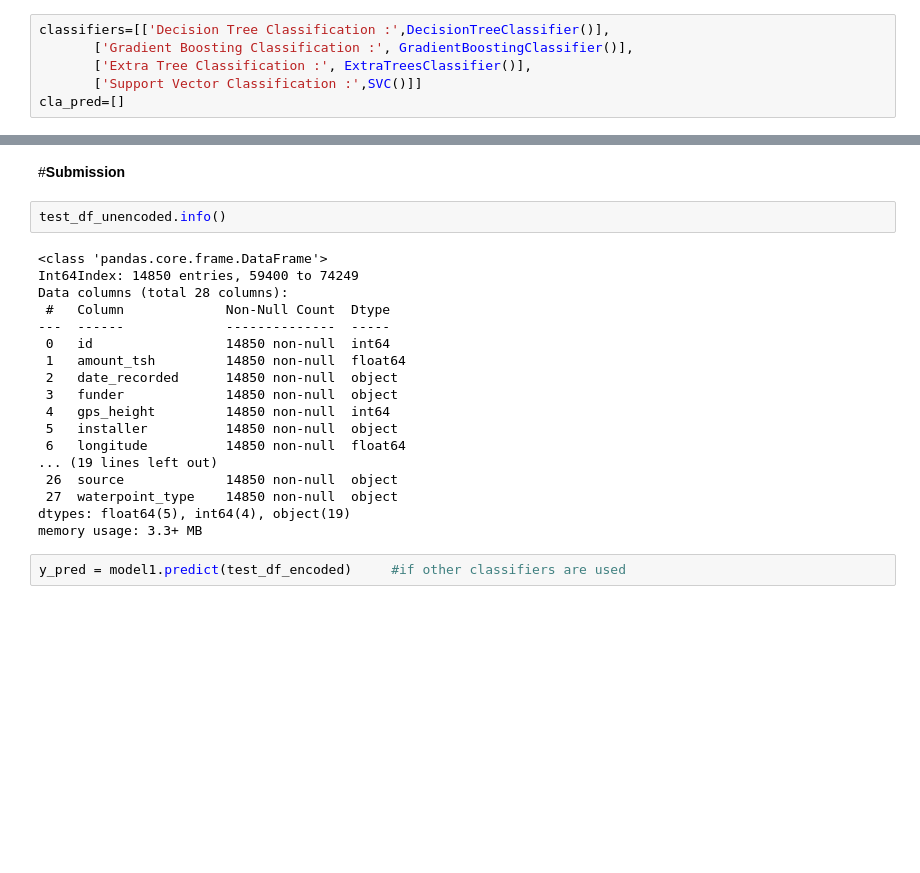
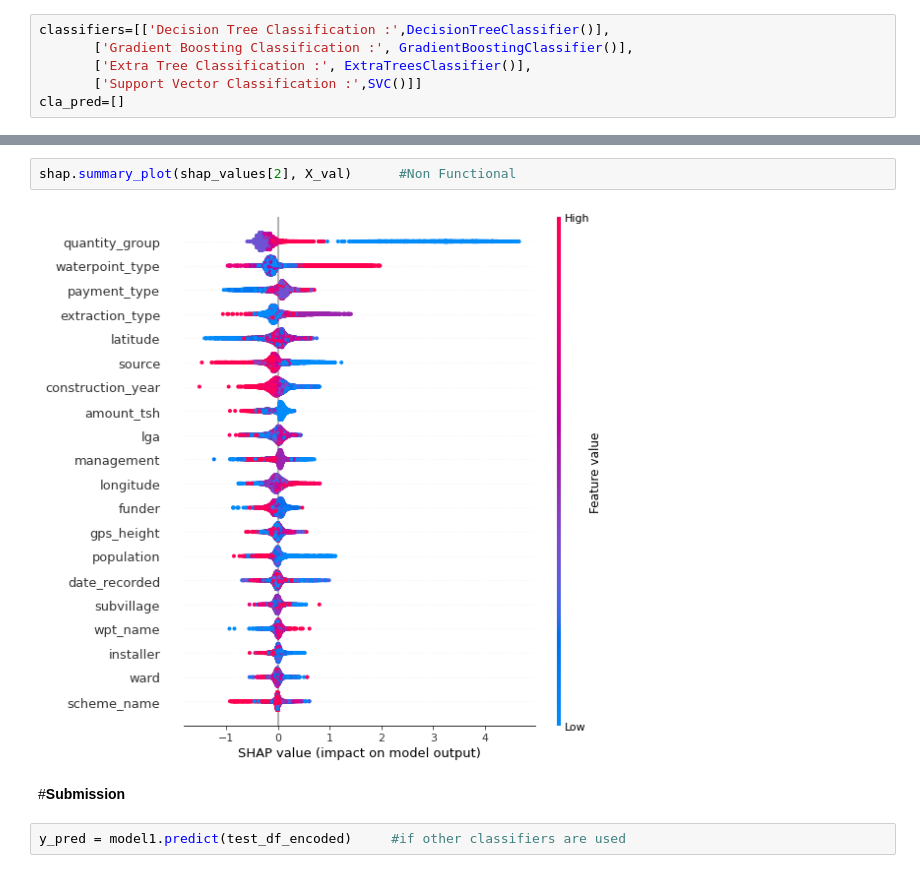
Before and after one commit to KrishPraba/Pump-it-Up-Data-Mining-the-Water-Table, a Jupyter notebook: Pump_it_Up_Modelling_&_Post_processing.ipynb, the cells around one changed output, grey strips where cells are left out. Drawn from its saved outputs; the diff is of its cells as text; blank space fills up the shorter version.

```diff
--- a/Pump_it_Up_Modelling_&_Post_processing.ipynb
+++ b/Pump_it_Up_Modelling_&_Post_processing.ipynb
@@ -326,25 +325,9 @@ Gaussian Naive Bayes :
+# %%
+shap.summary_plot(shap_values[2], X_val)      #Non Functional
+# %% [output]
+[figure, added]
 # %% [markdown]
 #**Submission**
-# %%
-test_df_unencoded.info()
-# %% [output]
-<class 'pandas.core.frame.DataFrame'>
-Int64Index: 14850 entries, 59400 to 74249
-Data columns (total 28 columns):
- #   Column             Non-Null Count  Dtype
----  ------             --------------  -----
- 0   id                 14850 non-null  int64
- 1   amount_tsh         14850 non-null  float64
- 2   date_recorded      14850 non-null  object
- 3   funder             14850 non-null  object
- 4   gps_height         14850 non-null  int64
- 5   installer          14850 non-null  object
- 6   longitude          14850 non-null  float64
-... (19 lines left out)
- 26  source             14850 non-null  object
- 27  waterpoint_type    14850 non-null  object
-dtypes: float64(5), int64(4), object(19)
-memory usage: 3.3+ MB
 # %%
 y_pred = model1.predict(test_df_encoded)     #if other classifiers are used
 # %%
```
Also changed, not shown: parts of 33 cells of this notebook.
